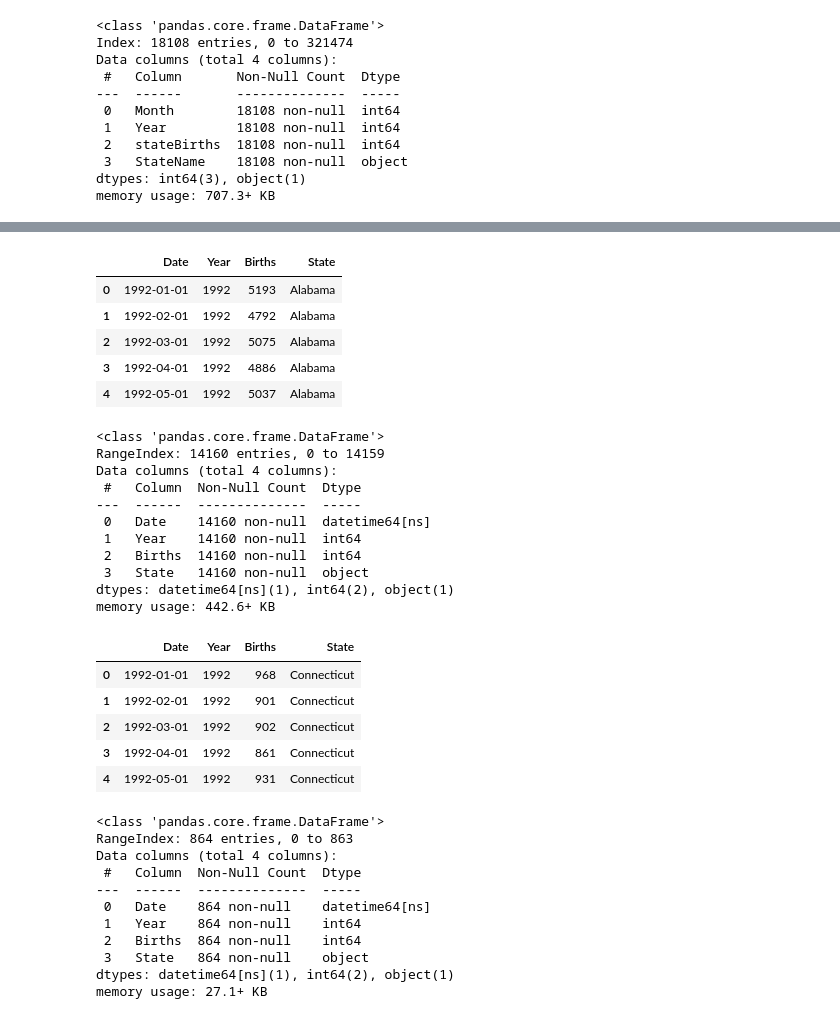
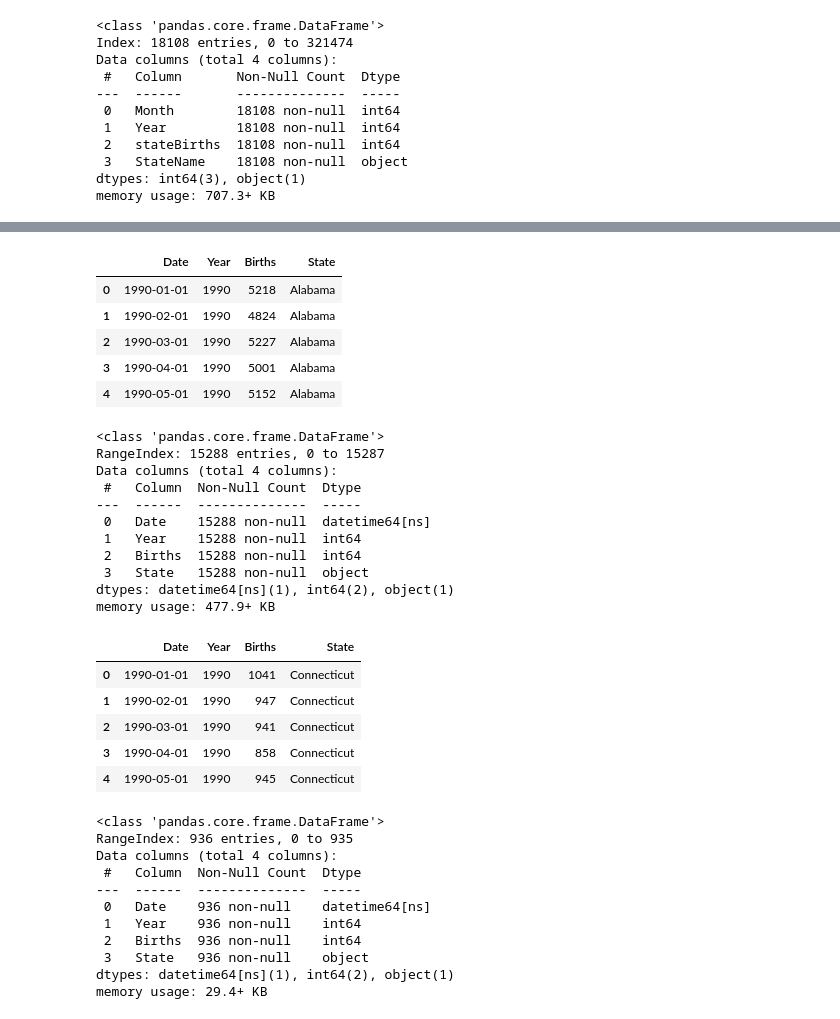
Before and after one commit to Aquamarine278/AI-Bootcamp-Project-1, a Jupyter notebook: birthdata_master.ipynb, the cells around one changed output, grey strips where cells are left out. Saved outputs shown, nothing was run; the diff lists cells and outputs as text; code cells hidden in the pictures.

```diff
--- a/birthdata_master.ipynb
+++ b/birthdata_master.ipynb
@@ -196,9 +196,9 @@ dtypes: int64(3), object(1)
 memory usage: 707.3+ KB
 # %%
 #create a new dataframe for years 1992 onwards and reset index
-birth_data_1992_2015_df = birth_data_df.loc[birth_data_df['Year'] >= 1992]
-birth_data_1992_2015_df = birth_data_1992_2015_df.reset_index(drop=True)
-display(birth_data_1992_2015_df.head())
-birth_data_1992_2015_df.info()
+birth_data_1990_2015_df = birth_data_df.loc[birth_data_df['Year'] >= 1990]
+birth_data_1990_2015_df = birth_data_1990_2015_df.reset_index(drop=True)
+display(birth_data_1990_2015_df.head())
+birth_data_1990_2015_df.info()
 # %% [output]
 |  | Month | Year | stateBirths | StateName |
@@ -221,8 +221,8 @@ memory usage: 442.6+ KB
 # %%
 # change the Month column to YYYY-MM-DD format where DD is the first day of the month
-birth_data_1992_2015_df['Month'] = birth_data_1992_2015_df['Month'].astype(str)
-birth_data_1992_2015_df['Month'] = pd.to_datetime(birth_data_1992_2015_df[['Year', 'Month']].assign(Day=1))
-display(birth_data_1992_2015_df.head())
-birth_data_1992_2015_df.info()
+birth_data_1990_2015_df['Month'] = birth_data_1990_2015_df['Month'].astype(str)
+birth_data_1990_2015_df['Month'] = pd.to_datetime(birth_data_1990_2015_df[['Year', 'Month']].assign(Day=1))
+display(birth_data_1990_2015_df.head())
+birth_data_1990_2015_df.info()
 # %% [output]
 |  | Month | Year | stateBirths | StateName |
@@ -245,26 +245,26 @@ memory usage: 442.6+ KB
 # %%
 # rename the StateName column to State and stateBirths to Births and Month to Date
 
-birth_data_1992_2015_df = birth_data_1992_2015_df.rename(columns={'StateName': 'State', 'stateBirths': 'Births', 'Month': 'Date'})
-display(birth_data_1992_2015_df.head())
-birth_data_1992_2015_df.info()
+birth_data_1990_2015_df = birth_data_1990_2015_df.rename(columns={'StateName': 'State', 'stateBirths': 'Births', 'Month': 'Date'})
+display(birth_data_1990_2015_df.head())
+birth_data_1990_2015_df.info()
 # %% [output]
 |  | Date | Year | Births | State |
-| 0 | 1992-01-01 | 1992 | 5193 | Alabama |
-| 1 | 1992-02-01 | 1992 | 4792 | Alabama |
-| 2 | 1992-03-01 | 1992 | 5075 | Alabama |
-| 3 | 1992-04-01 | 1992 | 4886 | Alabama |
-| 4 | 1992-05-01 | 1992 | 5037 | Alabama |
+| 0 | 1990-01-01 | 1990 | 5218 | Alabama |
+| 1 | 1990-02-01 | 1990 | 4824 | Alabama |
+| 2 | 1990-03-01 | 1990 | 5227 | Alabama |
+| 3 | 1990-04-01 | 1990 | 5001 | Alabama |
+| 4 | 1990-05-01 | 1990 | 5152 | Alabama |
 <class 'pandas.core.frame.DataFrame'>
-RangeIndex: 14160 entries, 0 to 14159
+RangeIndex: 15288 entries, 0 to 15287
 Data columns (total 4 columns):
  #   Column  Non-Null Count  Dtype
 ---  ------  --------------  -----
- 0   Date    14160 non-null  datetime64[ns]
- 1   Year    14160 non-null  int64
- 2   Births  14160 non-null  int64
- 3   State   14160 non-null  object
+ 0   Date    15288 non-null  datetime64[ns]
+ 1   Year    15288 non-null  int64
+ 2   Births  15288 non-null  int64
+ 3   State   15288 non-null  object
 dtypes: datetime64[ns](1), int64(2), object(1)
-memory usage: 442.6+ KB
+memory usage: 477.9+ KB
 # %%
 # save the cleaned data to a new csv file
@@ -272,27 +272,27 @@ birth_data_1992_2015_df.to_csv('resources/birthdata/master_birth_data.csv', inde
 # %%
 # create a new dataframe for New York, New Jersey and Connecticut
-ny_nj_ct_df = birth_data_1992_2015_df.loc[birth_data_1992_2015_df['State'].isin(['New York', 'New Jersey', 'Connecticut'])]
+ny_nj_ct_df = birth_data_1990_2015_df.loc[birth_data_1990_2015_df['State'].isin(['New York', 'New Jersey', 'Connecticut'])]
 ny_nj_ct_df = ny_nj_ct_df.reset_index(drop=True)
 display(ny_nj_ct_df.head())
 ny_nj_ct_df.info()
 # %% [output]
 |  | Date | Year | Births | State |
-| 0 | 1992-01-01 | 1992 | 968 | Connecticut |
-| 1 | 1992-02-01 | 1992 | 901 | Connecticut |
-| 2 | 1992-03-01 | 1992 | 902 | Connecticut |
-| 3 | 1992-04-01 | 1992 | 861 | Connecticut |
-| 4 | 1992-05-01 | 1992 | 931 | Connecticut |
+| 0 | 1990-01-01 | 1990 | 1041 | Connecticut |
+| 1 | 1990-02-01 | 1990 | 947 | Connecticut |
+| 2 | 1990-03-01 | 1990 | 941 | Connecticut |
+| 3 | 1990-04-01 | 1990 | 858 | Connecticut |
+| 4 | 1990-05-01 | 1990 | 945 | Connecticut |
 <class 'pandas.core.frame.DataFrame'>
-RangeIndex: 864 entries, 0 to 863
+RangeIndex: 936 entries, 0 to 935
 Data columns (total 4 columns):
  #   Column  Non-Null Count  Dtype
 ---  ------  --------------  -----
- 0   Date    864 non-null    datetime64[ns]
- 1   Year    864 non-null    int64
- 2   Births  864 non-null    int64
- 3   State   864 non-null    object
+ 0   Date    936 non-null    datetime64[ns]
+ 1   Year    936 non-null    int64
+ 2   Births  936 non-null    int64
+ 3   State   936 non-null    object
 dtypes: datetime64[ns](1), int64(2), object(1)
-memory usage: 27.1+ KB
+memory usage: 29.4+ KB
 # %%
 # save the cleaned data to a new csv file
 ny_nj_ct_df.to_csv('resources/birthdata/ny_nj_ct_911_birth_data.csv', index=False)
```
Also changed, not shown: parts of 6 cells of this notebook, 7 other files.
